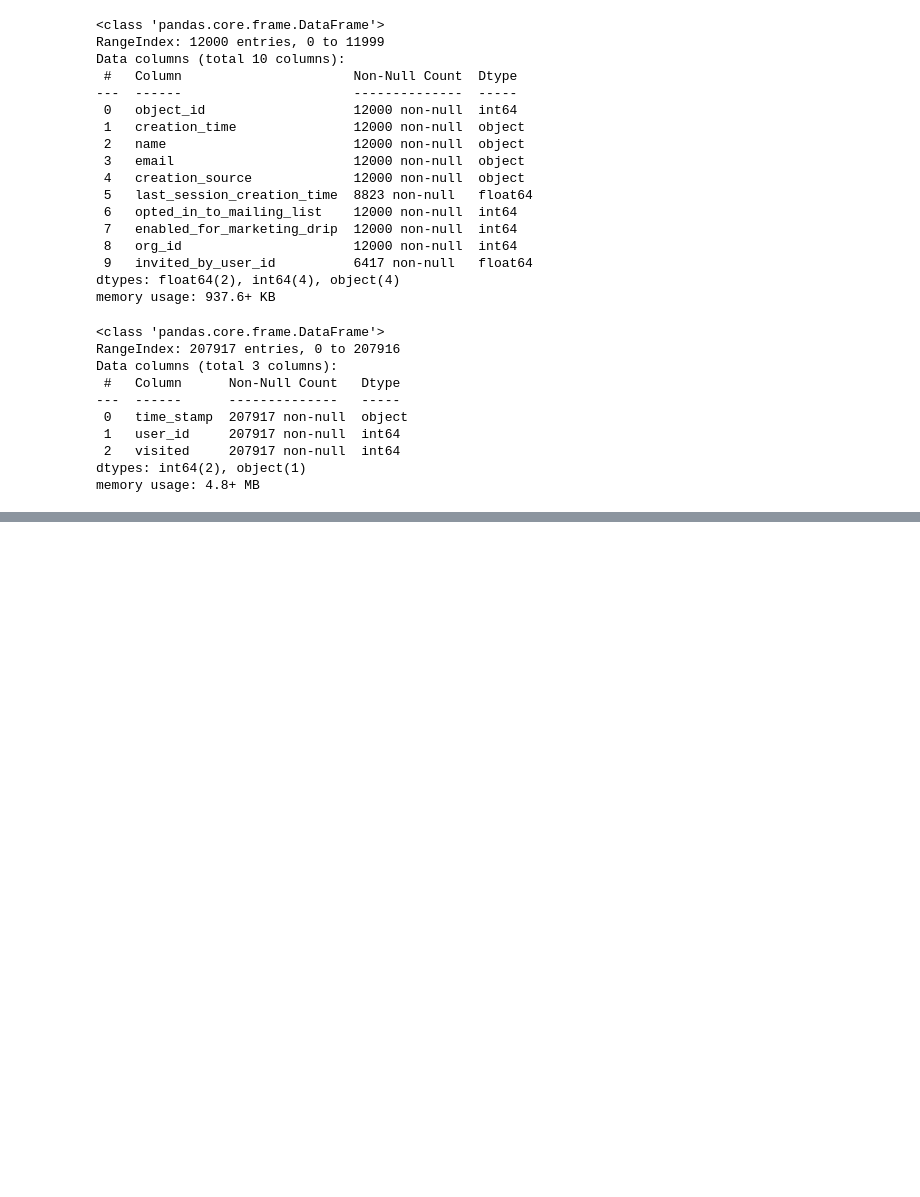
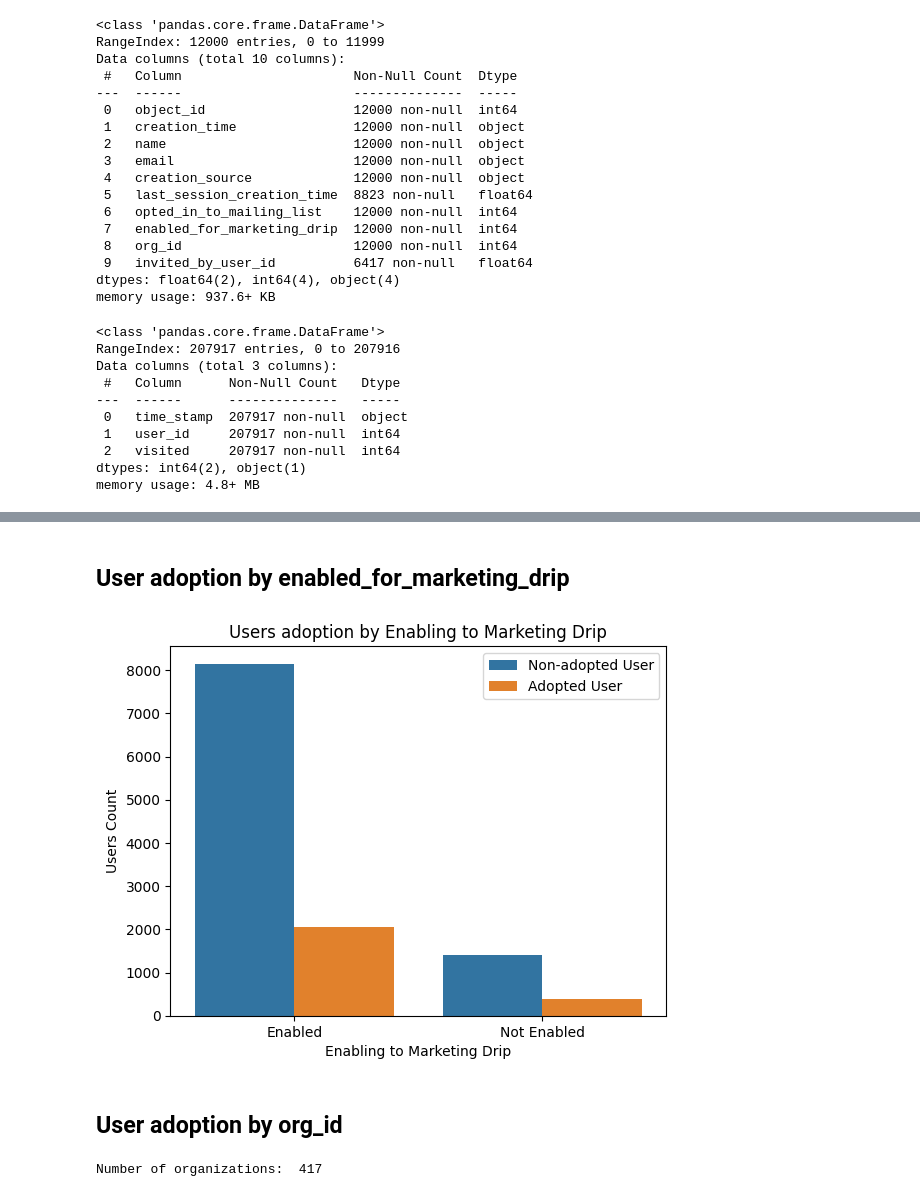
Before and after one commit to dqminhv/relax-inc, a Jupyter notebook: RelaxInc.ipynb, the cells around one changed output, grey strips where cells are left out. Cells and saved outputs as stored; diff of their text form; code cells hidden in the pictures; blank space fills up the shorter version.

```diff
--- a/RelaxInc.ipynb
+++ b/RelaxInc.ipynb
@@ -118,0 +158,18 @@ users.head()
+# %% [markdown]
+## User adoption by enabled_for_marketing_drip
+# %%
+sns.countplot(x="enabled_for_marketing_drip", hue="is_adopted", data=users)
+plt.title('Users adoption by Enabling to Marketing Drip')
+plt.xlabel('Enabling to Marketing Drip')
+plt.ylabel('Users Count')
+plt.legend(labels=["Non-adopted User", "Adopted User"], loc="upper right")
+plt.xticks([0,1], ['Enabled', 'Not Enabled'])
+plt.show()
+# %% [output]
+[figure, added]
+# %% [markdown]
+## User adoption by org_id
+# %%
+print('Number of organizations: ', users['org_id'].nunique())
+# %% [output]
+Number of organizations:  417
```
Also changed, not shown: parts of 48 cells of this notebook.
